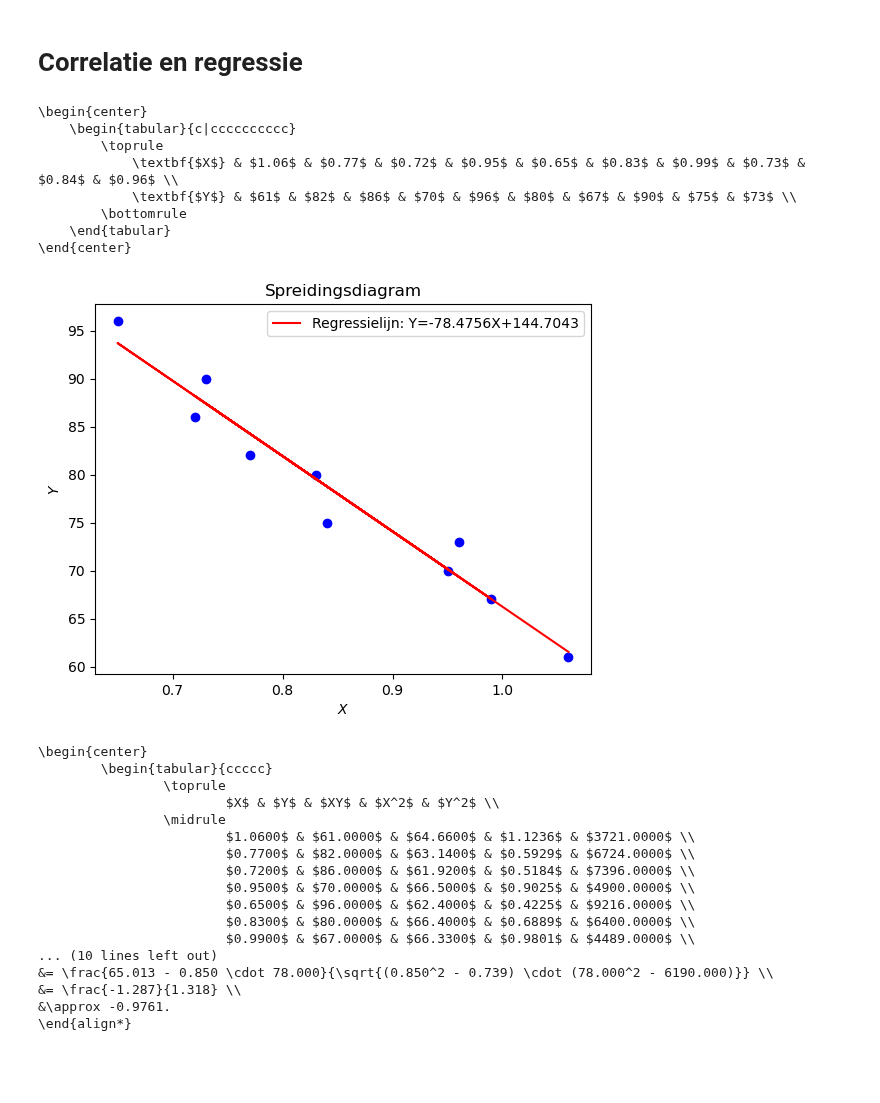
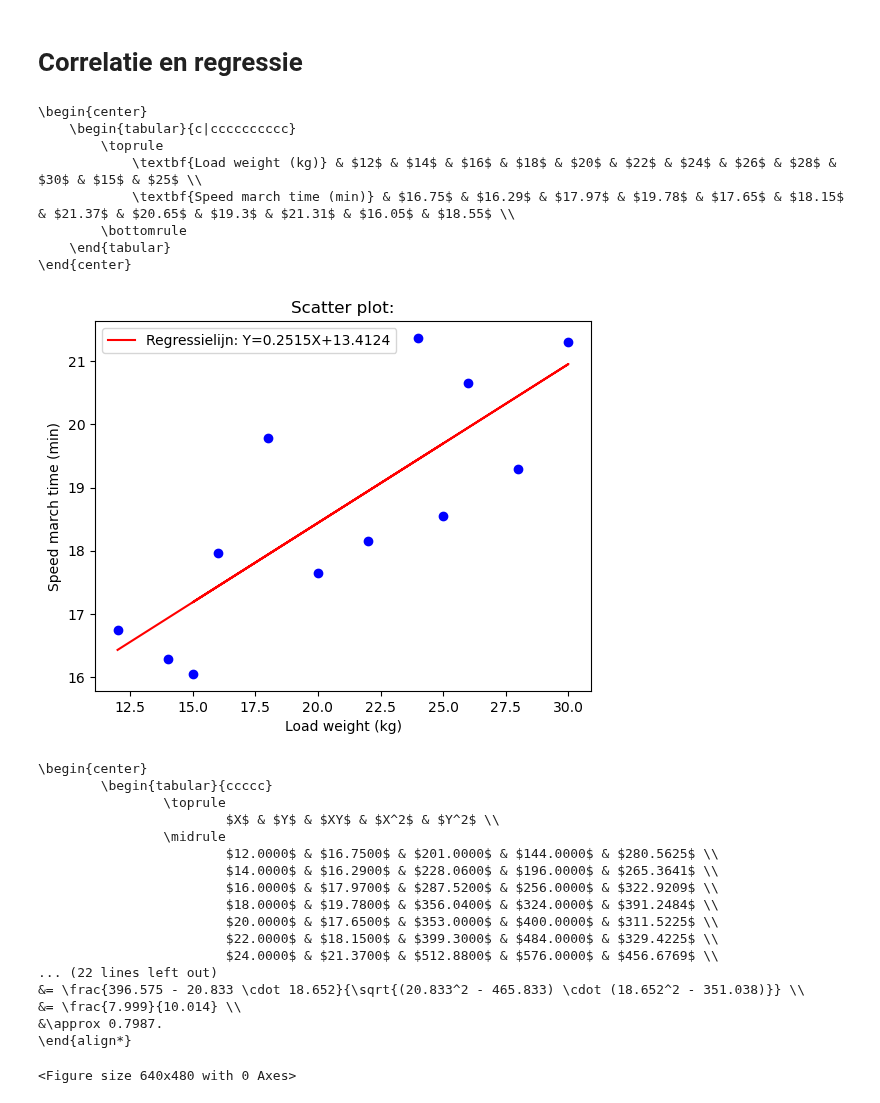
Before and after one commit to DBlom96/Statistiek, a Jupyter notebook: Python/visualisations.ipynb, the cells around one changed output. Saved outputs shown, nothing was run; the diff lists cells and outputs as text; code cells hidden in the pictures; blank space fills up the shorter version.

```diff
--- a/Python/visualisations.ipynb
+++ b/Python/visualisations.ipynb
@@ -1095,46 +1136,61 @@ def pearson_correlation_latex(X, Y):
 
     return latex_code
 # %%
-X = [1.06, 0.77, 0.72, 0.95, 0.65, 0.83, 0.99, 0.73, 0.84, 0.96]
-Y = [61, 82, 86, 70, 96, 80, 67, 90, 75, 73]
+# Load weight (kg)
+x = [12, 14, 16, 18, 20, 22, 24, 26, 28, 30, 15, 25]
+
+# Time to complete 3 km speed march (min) – with more noise
+Y = [
+    16.75, 16.29, 17.97, 19.78, 17.65, 18.15,
+    21.37, 20.65, 19.30, 21.31, 16.05, 18.55
+]
+
+labels = {
+    "X": "Load weight (kg)",
+    "Y": "Speed march time (min)"
+}
 
 # Generate LaTeX table for the question itself (horizontal)
-latex_table = generate_latex_table(X, Y)
+latex_table = generate_latex_table(X, Y, labels)
 print(latex_table)
 
 # Plot X and Y in a scatter plot
-plot_linear_regression(X, Y)
+plot_linear_regression(X, Y, labels, filename="../LaTeX/figures/exam_20250704_q6.png")
 
 # Generate LaTeX table for computing the regression line and the correlation coefficient
 regression_table = generate_latex_table_regression(X, Y)
 print(regression_table)
 
+regression_coefficients = regression_coefficients_latex(X, Y)
+print(regression_coefficients)
+
 pearson = pearson_correlation_latex(X, Y)
 print(pearson)
 # %% [output]
 \begin{center}
     \begin{tabular}{c|cccccccccc}
         \toprule
-            \textbf{$X$} & $1.06$ & $0.77$ & $0.72$ & $0.95$ & $0.65$ & $0.83$ & $0.99$ & $0.73$ & $0.84$ & $0.96$ \\
-            \textbf{$Y$} & $61$ & $82$ & $86$ & $70$ & $96$ & $80$ & $67$ & $90$ & $75$ & $73$ \\
+            \textbf{Load weight (kg)} & $12$ & $14$ & $16$ & $18$ & $20$ & $22$ & $24$ & $26$ & $28$ & $30$ & $15$ & $25$ \\
+            \textbf{Speed march time (min)} & $16.75$ & $16.29$ & $17.97$ & $19.78$ & $17.65$ & $18.15$ & $21.37$ & $20.65$ & $19.3$ & $21.31$ & $16.05$ & $18.55$ \\
         \bottomrule
     \end{tabular}
 \end{center}
-[figure, old version]
+[figure, new version]
 \begin{center}
         \begin{tabular}{ccccc}
                 \toprule
                         $X$ & $Y$ & $XY$ & $X^2$ & $Y^2$ \\
                 \midrule
-                        $1.0600$ & $61.0000$ & $64.6600$ & $1.1236$ & $3721.0000$ \\
-                        $0.7700$ & $82.0000$ & $63.1400$ & $0.5929$ & $6724.0000$ \\
-                        $0.7200$ & $86.0000$ & $61.9200$ & $0.5184$ & $7396.0000$ \\
-                        $0.9500$ & $70.0000$ & $66.5000$ & $0.9025$ & $4900.0000$ \\
-                        $0.6500$ & $96.0000$ & $62.4000$ & $0.4225$ & $9216.0000$ \\
-                        $0.8300$ & $80.0000$ & $66.4000$ & $0.6889$ & $6400.0000$ \\
-                        $0.9900$ & $67.0000$ & $66.3300$ & $0.9801$ & $4489.0000$ \\
-... (10 lines left out)
-&= \frac{65.013 - 0.850 \cdot 78.000}{\sqrt{(0.850^2 - 0.739) \cdot (78.000^2 - 6190.000)}} \\
-&= \frac{-1.287}{1.318} \\
-&\approx -0.9761.
+                        $12.0000$ & $16.7500$ & $201.0000$ & $144.0000$ & $280.5625$ \\
+                        $14.0000$ & $16.2900$ & $228.0600$ & $196.0000$ & $265.3641$ \\
+                        $16.0000$ & $17.9700$ & $287.5200$ & $256.0000$ & $322.9209$ \\
+                        $18.0000$ & $19.7800$ & $356.0400$ & $324.0000$ & $391.2484$ \\
+                        $20.0000$ & $17.6500$ & $353.0000$ & $400.0000$ & $311.5225$ \\
+                        $22.0000$ & $18.1500$ & $399.3000$ & $484.0000$ & $329.4225$ \\
+                        $24.0000$ & $21.3700$ & $512.8800$ & $576.0000$ & $456.6769$ \\
+... (22 lines left out)
+&= \frac{396.575 - 20.833 \cdot 18.652}{\sqrt{(20.833^2 - 465.833) \cdot (18.652^2 - 351.038)}} \\
+&= \frac{7.999}{10.014} \\
+&\approx 0.7987.
 \end{align*}
+<Figure size 640x480 with 0 Axes>
```
Also changed, not shown: parts of 3 cells of this notebook, 24 other files.
